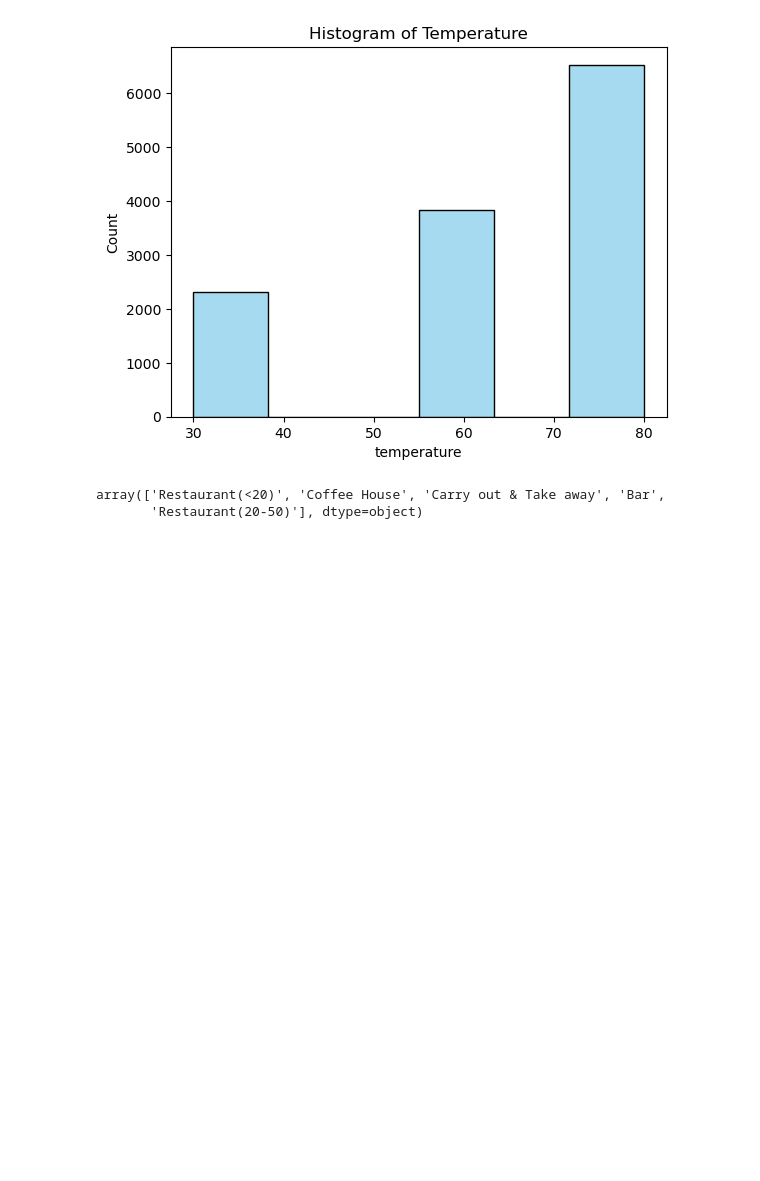
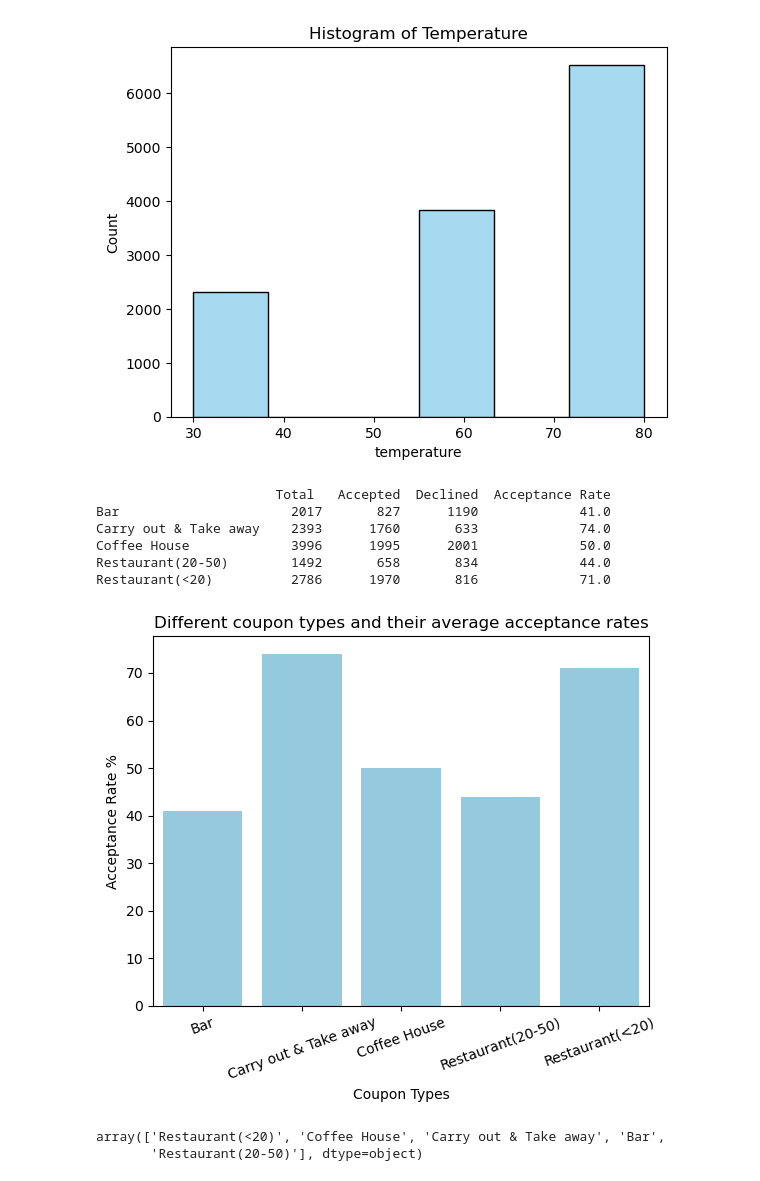
Before and after one commit to lvhaohan59/jingprojects, a Jupyter notebook: coupon_acceptance_analysis.ipynb, the cells around one changed output. Saved outputs shown, nothing was run; the diff lists cells and outputs as text; code cells hidden in the pictures; blank space fills up the shorter version.

```diff
--- a/coupon_acceptance_analysis.ipynb
+++ b/coupon_acceptance_analysis.ipynb
@@ -134,6 +134,38 @@ plt.savefig("images/histogram_temp.png")
 plt.show()
 # %% [output]
 [figure]
+# %%
+data_grouped = data.groupby('coupon')[['Y']].value_counts()
+
+#Manually created dataframe to summarize stats -- will need to revise later
+summary_stats = {
+    'Total ': [827+1190, 1760+633, 2001+1995, 834+658, 1970+816],
+    'Accepted': [827, 1760, 1995, 658, 1970],
+    'Declined': [1190, 633, 2001, 834, 816],
+    'Acceptance Rate': [827/(827+1190), 1760/(1760+633), 1995/(1995+2001), 658/(658+834), 1970/(1970+816)]
+}
+summary_stats = pd.DataFrame(summary_stats)
+summary_stats.index = ['Bar', 'Carry out & Take away', 'Coffee House', 'Restaurant(20-50)', 'Restaurant(<20)']
+summary_stats['Acceptance Rate'] = round(summary_stats['Acceptance Rate'], 2) *100
+print(summary_stats)
+# %% [output]
+                       Total   Accepted  Declined  Acceptance Rate
+Bar                      2017       827      1190             41.0
+Carry out & Take away    2393      1760       633             74.0
+Coffee House             3996      1995      2001             50.0
+Restaurant(20-50)        1492       658       834             44.0
+Restaurant(<20)          2786      1970       816             71.0
+# %%
+sns.barplot(x=summary_stats.index, y='Acceptance Rate', data=summary_stats, color='skyblue')
+plt.xticks(rotation=20)
+plt.xlabel('Coupon Types')
+plt.ylabel('Acceptance Rate %')
+plt.title('Different coupon types and their average acceptance rates')
+plt.savefig('images/barplot_accept_rate.png')
+
+plt.show()
+# %% [output]
+[figure, added]
 # %%
 data["coupon"].unique() # EDA
 # %% [output]
```
Also changed, not shown: parts of 2 cells of this notebook.
